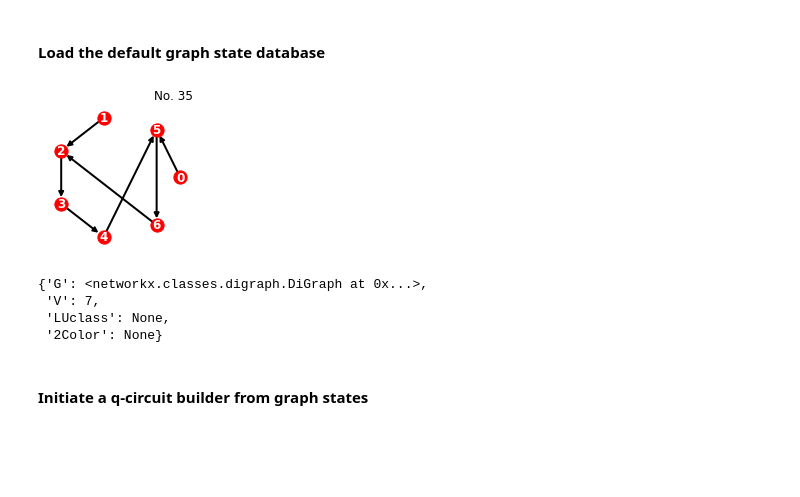
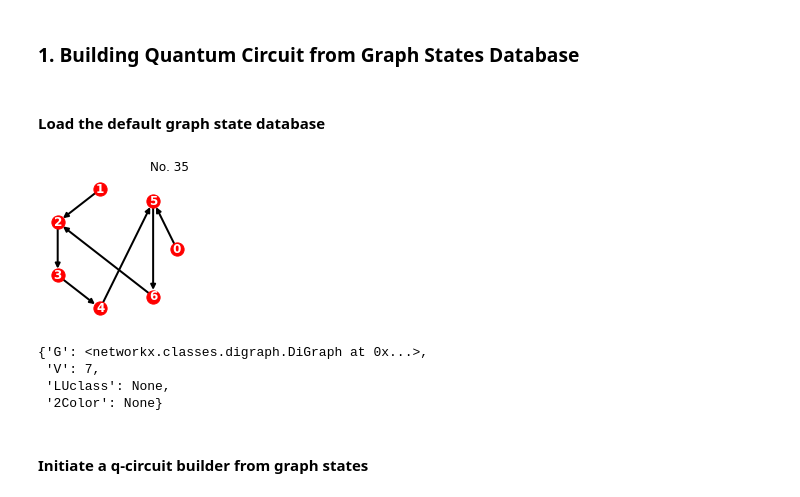
Before and after one commit to nlaanait/qcdenoise, a Jupyter notebook: examples/graph_circuits.ipynb, the cells around one changed output. Cells and saved outputs as stored; diff of their text form; code cells hidden in the pictures; blank space fills up the shorter version.

```diff
--- a/examples/graph_circuits.ipynb
+++ b/examples/graph_circuits.ipynb
@@ -8,11 +7,13 @@ from networkx.algorithms.approximation import vertex_cover
+# %% [markdown]
+### 1. Building Quantum Circuit from Graph States Database
 # %% [markdown]
 #### Load the default graph state database
 # %%
-graph_db = qcdenoise.GraphDB()
+graph_db = qcd.GraphDB()
 graph_db.plot_graph(graph_number=[35])
 graph_db['35']
 # %% [output]
-[figure, old version]
+[figure, new version]
 {'G': <networkx.classes.digraph.DiGraph at 0x...>,
  'V': 7,
  'LUclass': None,
```
Also changed, not shown: parts of 14 cells of this notebook.
